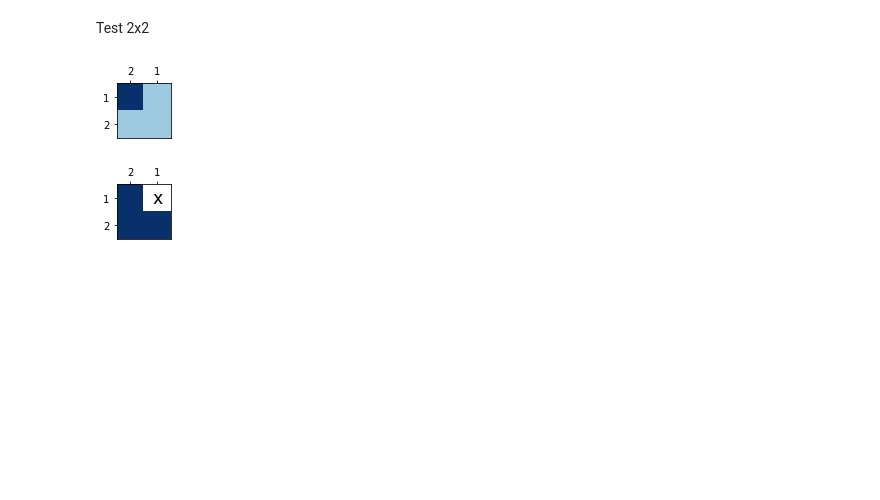
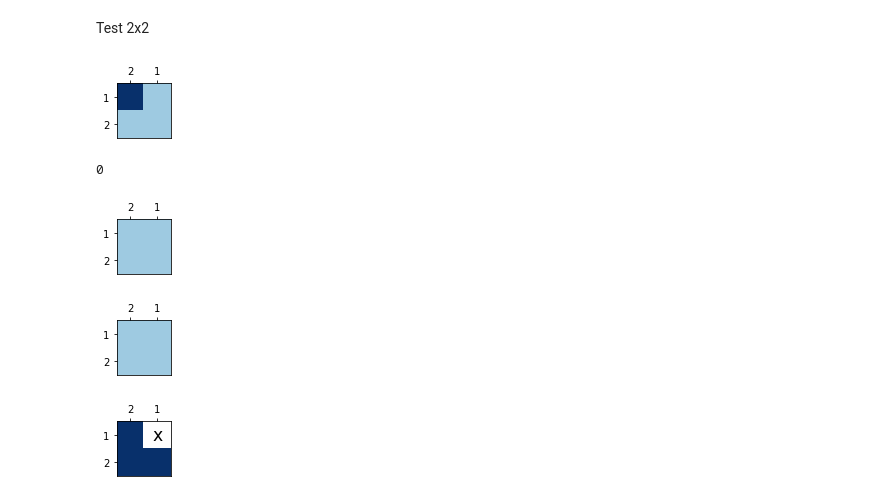
Before and after one commit to cfalguiere/python_experiments, a Jupyter notebook: nono/04-CluesAndBoardValidation-WIP.ipynb, the cells around one changed output. Cells and saved outputs as stored; diff of their text form; code cells hidden in the pictures; blank space fills up the shorter version.

```diff
--- a/nono/04-CluesAndBoardValidation-WIP.ipynb
+++ b/nono/04-CluesAndBoardValidation-WIP.ipynb
@@ -723,10 +775,14 @@ class GameEngine:
 
         self.puzzle = a_puzzle
         self.solution = a_solution
+        self.flat_solution = self.solution.reshape(self.puzzle.cells_count).tolist()
 
         # init a board
         self.board = Board(a_puzzle)
         self.plotter = BoardPlotter(self.board)
+
+        # init score
+        self.errors = 0
 
 
     def show_board(self):
@@ -740,15 +796,18 @@ class GameEngine:
         '''
         Check whether an action is valid given a solution
         '''
-        return self.solution[row, col] == mark.value
+        okay = self.solution[row, col] == mark.value
+        if not okay:
+            self.errors += 1
+        return okay
 
 
     def is_expected_solution(self, states_list):
         '''
         Check whether the states given a the regidtered solution
         '''
-        flat_solution = self.solution.reshape(self.puzzle.cells_count).tolist()
-        return  flat_solution == states_list
+        self.errors = sum([abs(p-e) for (p,e) in zip(states_list, self.flat_solution) if p>=0])
+        return  states_list == self.flat_solution # must account for empty
 
 
     def is_solved(self):
@@ -805,5 +864,27 @@ engine2x2.show_board()
 # %% [output]
 [figure]
+# %%
+game2x2.errors
+# %% [output]
+0
+# %%
+puzzle2x2 = Puzzle(clues2x2)
+game2x2 = GameEngine(puzzle2x2, solution2x2)
+board2x2 = game2x2.board
+game2x2.is_action_valid(0, 0, BoardMark.FILLER)
+assert game2x2.errors == 1
+game2x2.show_board()
+# %% [output]
+[figure, added]
+# %%
+puzzle2x2 = Puzzle(clues2x2)
+game2x2 = GameEngine(puzzle2x2, solution2x2)
+board2x2 = game2x2.board
+game2x2.is_expected_solution([1,1,0,1])
+assert game2x2.errors == 2
+game2x2.show_board()
+# %% [output]
+[figure, added]
 # %%
 puzzle2x2 = Puzzle(clues2x2)
 game2x2 = GameEngine(puzzle2x2, solution2x2)
```
Also changed, not shown: parts of 11 cells of this notebook, 3 other files.
